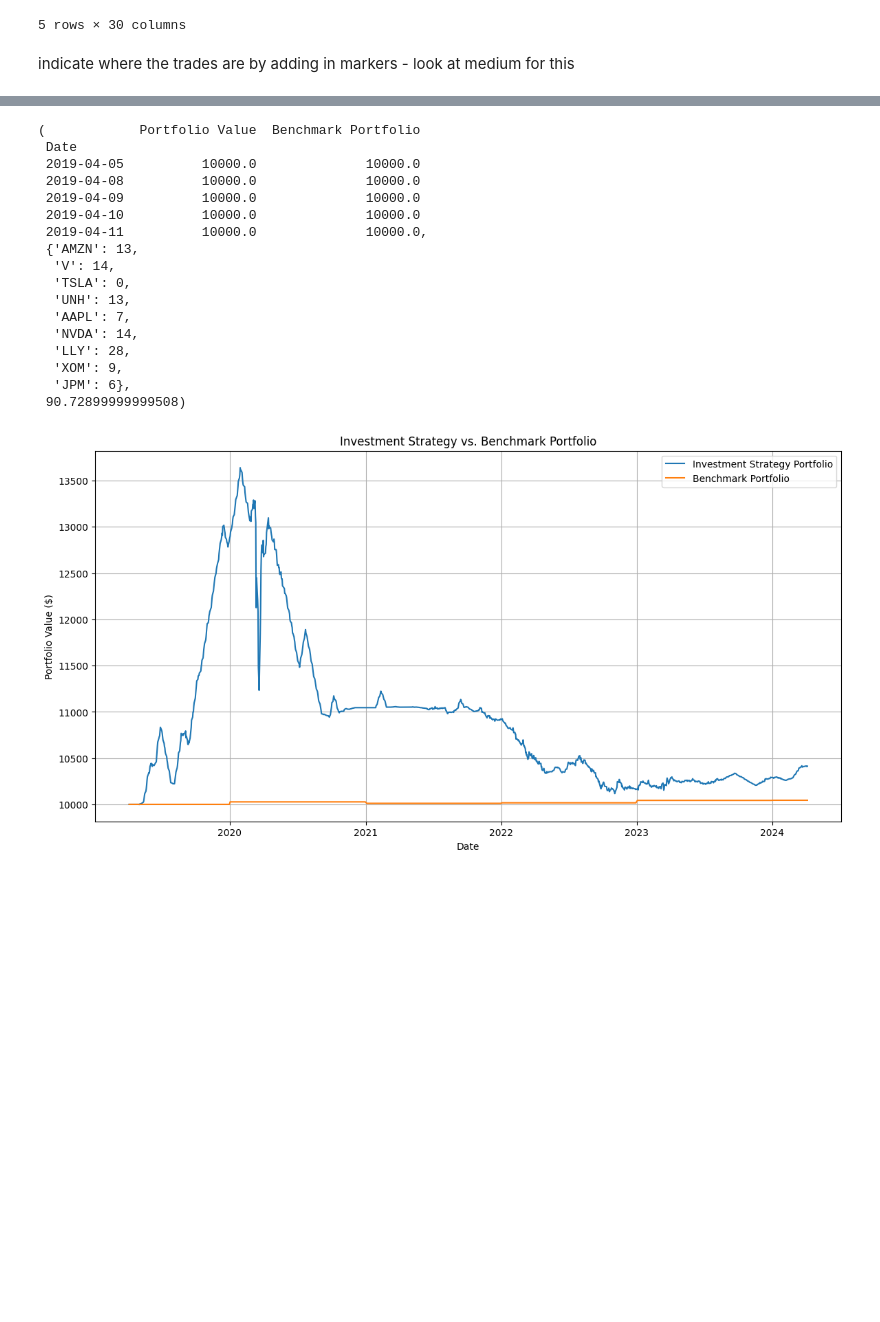
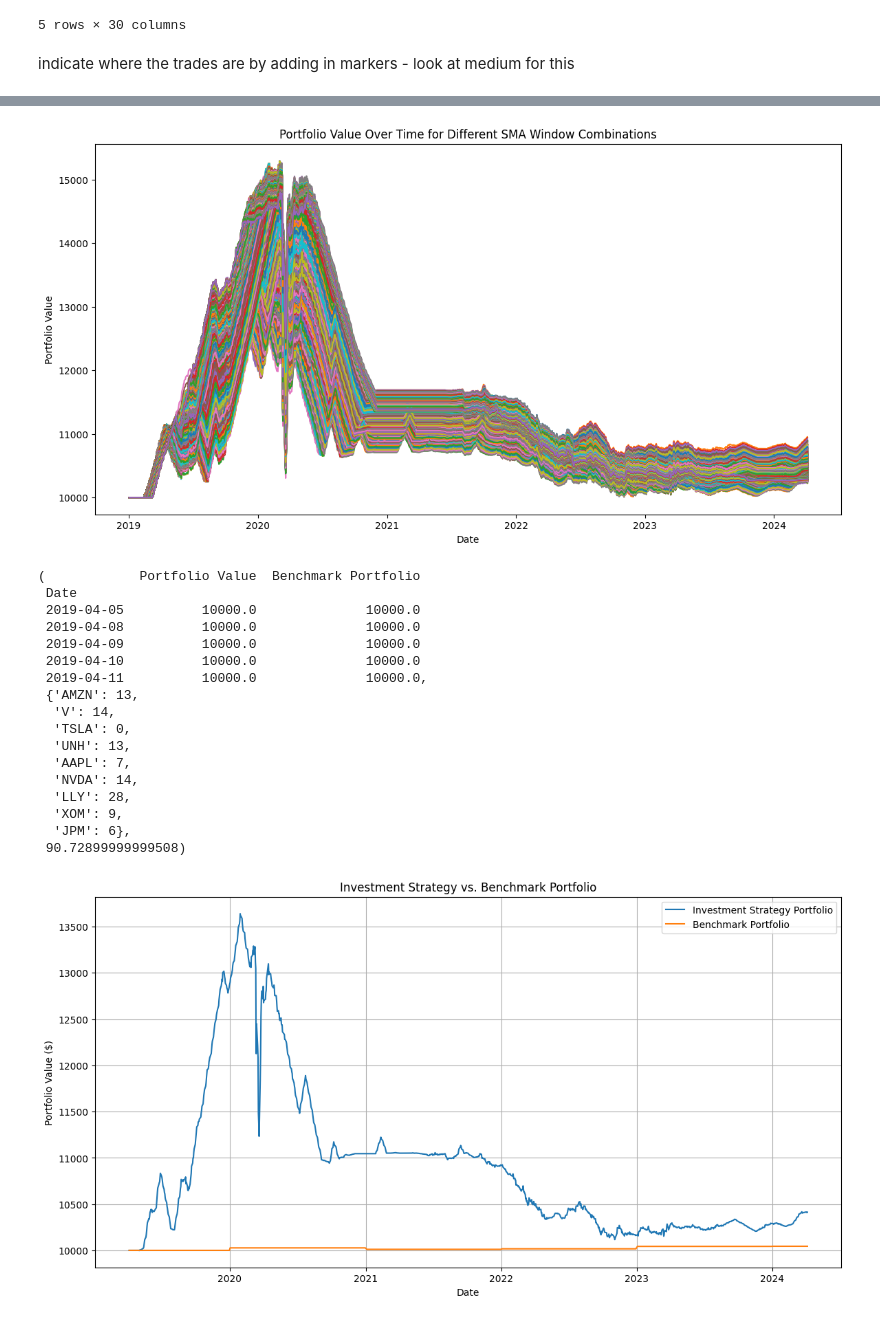
Before and after one commit to GTSF-Quantitative-Sector/fixed-income-sma, a Jupyter notebook: fromscratch.ipynb, the cells around one changed output, grey strips where cells are left out. Drawn from its saved outputs; the diff is of its cells as text; code cells hidden in the pictures; blank space fills up the shorter version.

Commit message:
monte carlo simulation

```diff
--- a/fromscratch.ipynb
+++ b/fromscratch.ipynb
@@ -75,6 +75,7 @@ plt.show()
 # %%
 # Backtesting Function
-def backtest_strategy_with_interest(data, initial_investment=10000):
+def backtest_strategy_with_interest(data, initial_investment=10000, short_window=10, long_window=50):
+    calculate_smas(data, short_window, long_window)
     cash = initial_investment
     holdings = {company: 0 for company in companies}
     portfolio_values = []
@@ -97,8 +98,8 @@ def backtest_strategy_with_interest(data, initial_investment=10000):
         for company in companies:
             price_col = f'{company}-Price'
             yield_col = f'{company}-Yield'
-            sma_short = f'{company}-SMA_10'
-            sma_long = f'{company}-SMA_50'
+            sma_short = f'{company}-SMA_{short_window}'
+            sma_long = f'{company}-SMA_{long_window}'
 
             differences_prev = differences.copy()
             differences[company] = row[sma_short] - row[sma_long]
@@ -133,3 +145,45 @@ portfolio_value_df, holdings, cash = backtest_strategy_with_interest(backtest_da
+# %%
+def monte_carlo_simulation(data, short_window_range, long_window_range, initial_investment=10000):
+    best_performance = 0
+    best_windows = (0, 0)
+    simulation_results = {}  # Store the time series for each simulation
+
+    for short_window in short_window_range:
+        for long_window in long_window_range:
+            if short_window < long_window:  # Ensure the short window is shorter than the long window
+                data_copy = data.copy()
+                portfolio_value_df, _, _ = backtest_strategy_with_interest(data_copy, initial_investment, short_window, long_window)
+                final_portfolio_value = portfolio_value_df['Portfolio Value'].iloc[-1]
+
+                # Store the time series for plotting
+                key = f"SW_{short_window}_LW_{long_window}"
+                simulation_results[key] = portfolio_value_df['Portfolio Value']
+
+                if final_portfolio_value > best_performance:
+                    best_performance = final_portfolio_value
+                    best_windows = (short_window, long_window)
+
+    return best_windows, best_performance, simulation_results
+
+# Define the range of SMA windows to test
+short_window_range = range(5, 31)  # For example: 5 to 20 days
+long_window_range = range(30, 201)  # For example: 20 to 50 days
+
+# Perform the Monte Carlo simulation (assuming merged_df is your DataFrame)
+best_sma_windows, best_performance, simulation_results = monte_carlo_simulation(merged_df, short_window_range, long_window_range)
+
+# Plotting all simulations
+plt.figure(figsize=(14, 7))
+for key, series in simulation_results.items():
+    plt.plot(series.index, series, label=key)
+
+plt.title('Portfolio Value Over Time for Different SMA Window Combinations')
+plt.xlabel('Date')
+plt.ylabel('Portfolio Value')
+#plt.legend(loc='upper left', fontsize='xx-small')
+plt.show()
+# %% [output]
+[figure, added]
 # %%
 # Benchmarking against equal amount invested in each bond with yearly interest payouts
 def calculate_benchmark_portfolio(data, initial_investment=10000):
```
Also changed, not shown: parts of 3 cells of this notebook, 1 other file.
